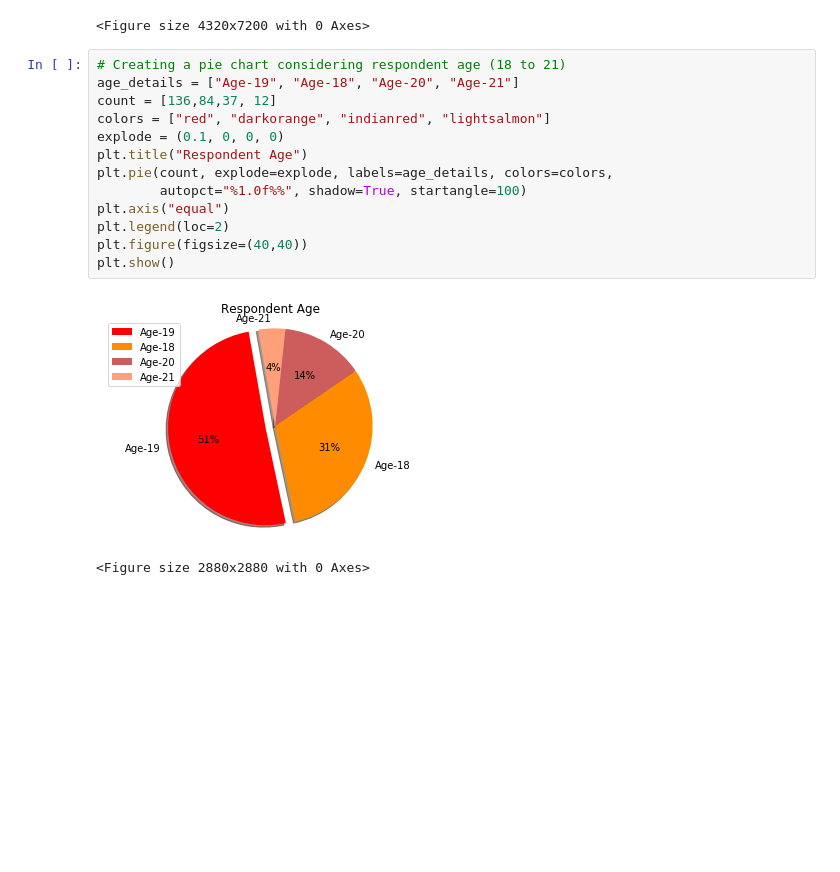
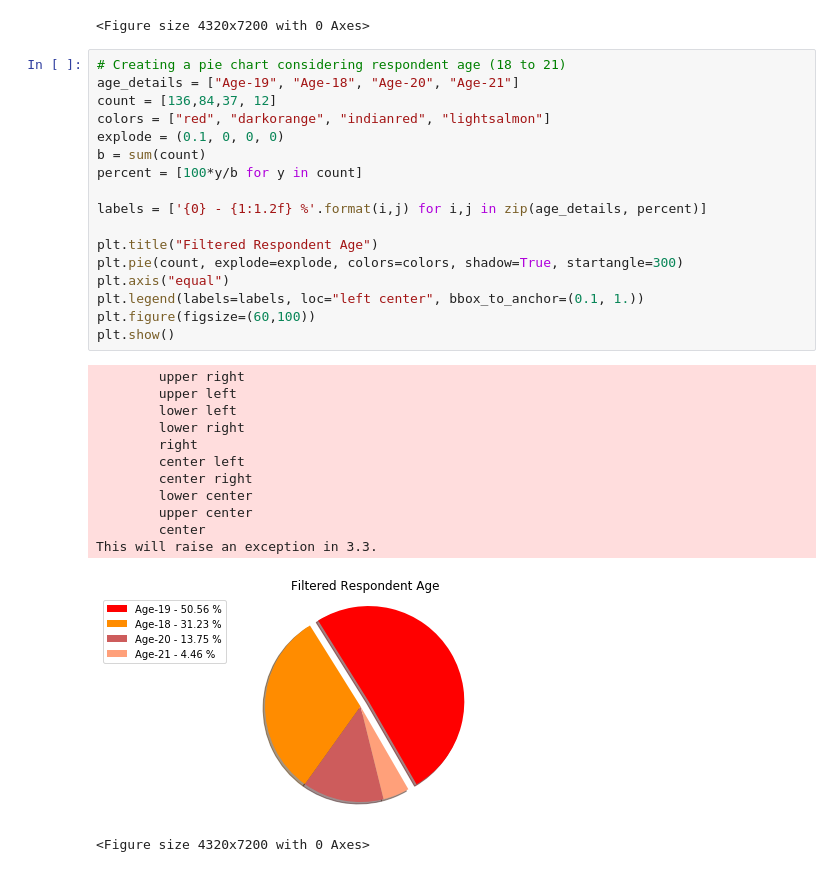
Before and after one commit to stephen823/Group_Project_1-How-Does-Social-Media-Impact-Our-Live, a Jupyter notebook: 002 - Deliverables/Effects_of_Social_Media_Analysis_combined.ipynb, the cells around one changed output. Saved outputs shown, nothing was run; the diff lists cells and outputs as text; blank space fills up the shorter version.

```diff
--- a/002 - Deliverables/Effects_of_Social_Media_Analysis_combined.ipynb
+++ b/002 - Deliverables/Effects_of_Social_Media_Analysis_combined.ipynb
@@ -1604,19 +1593,34 @@ This will raise an exception in 3.3.
 # %%
 # Creating a pie chart considering respondent age (18 to 21)
 age_details = ["Age-19", "Age-18", "Age-20", "Age-21"]
 count = [136,84,37, 12]
 colors = ["red", "darkorange", "indianred", "lightsalmon"]
 explode = (0.1, 0, 0, 0)
-plt.title("Respondent Age")
-plt.pie(count, explode=explode, labels=age_details, colors=colors,
-        autopct="%1.0f%%", shadow=True, startangle=100)
+b = sum(count)
+percent = [100*y/b for y in count]
+
+labels = ['{0} - {1:1.2f} %'.format(i,j) for i,j in zip(age_details, percent)]
+
+plt.title("Filtered Respondent Age")
+plt.pie(count, explode=explode, colors=colors, shadow=True, startangle=300)
 plt.axis("equal")
-plt.legend(loc=2)
-plt.figure(figsize=(40,40))
+plt.legend(labels=labels, loc="left center", bbox_to_anchor=(0.1, 1.))
+plt.figure(figsize=(60,100))
 plt.show()
 # %% [output]
+        upper right
+        upper left
+        lower left
+        lower right
+        right
+        center left
+        center right
+        lower center
+        upper center
+        center
+This will raise an exception in 3.3.
-[figure, old version]
+[figure, new version]
-<Figure size 2880x2880 with 0 Axes>
+<Figure size 4320x7200 with 0 Axes>
 # %%
 # Creating a pie chart considering respondent age (18 to 21) for time spent online on social media
 time_spend_online_1 = response_1['How much time do you spend on social media in a day?']
```
Also changed, not shown: parts of 10 cells of this notebook, 3 other files.
